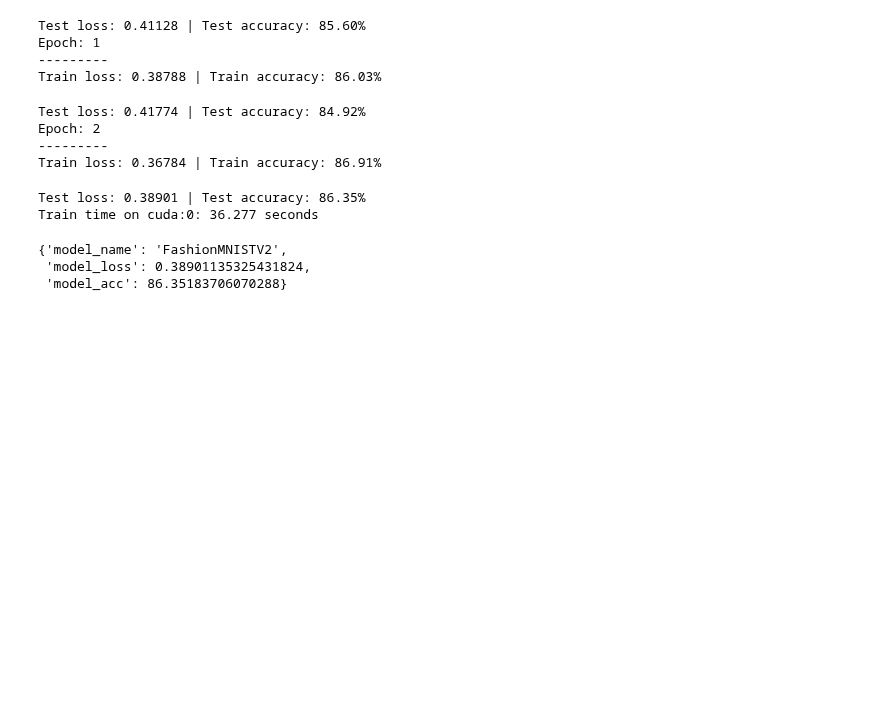
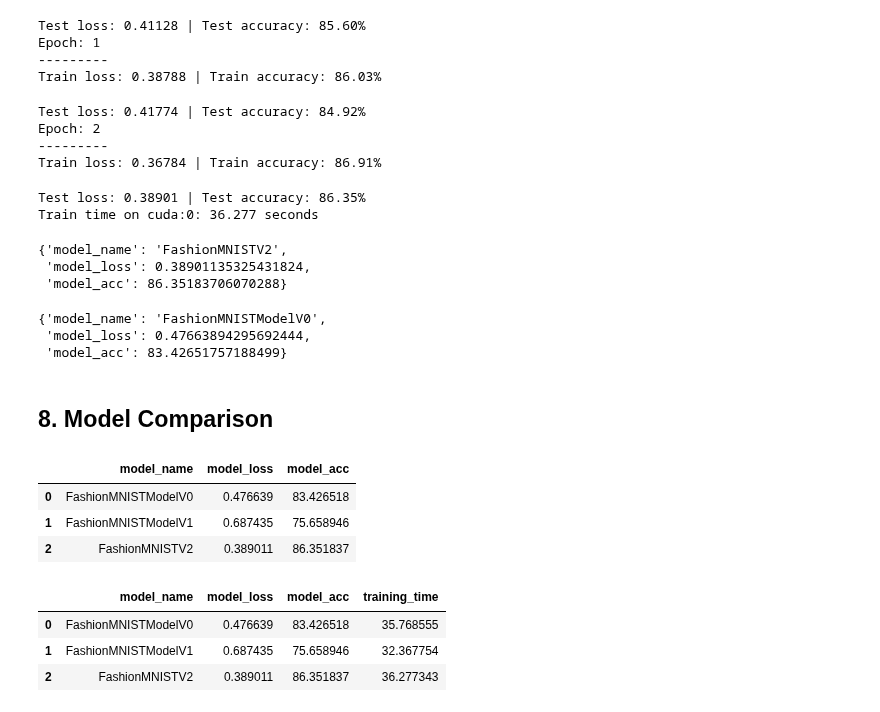
Before and after one commit to pouyarahmti/Pytorch-Deep-Learning-Bootcamp, a Jupyter notebook: 03_PyTorch_Computer_Vision.ipynb, the cells around one changed output. Drawn from its saved outputs; the diff is of its cells as text; code cells hidden in the pictures; blank space fills up the shorter version.

Commit message:
Compare Models Performance

```diff
--- a/03_PyTorch_Computer_Vision.ipynb
+++ b/03_PyTorch_Computer_Vision.ipynb
@@ -923,3 +923,31 @@ model_2_results
 {'model_name': 'FashionMNISTV2',
  'model_loss': 0.38901135325431824,
  'model_acc': 86.35183706070288}
+# %%
+model_0_results
+# %% [output]
+{'model_name': 'FashionMNISTModelV0',
+ 'model_loss': 0.47663894295692444,
+ 'model_acc': 83.42651757188499}
+# %% [markdown]
+## 8. Model Comparison
+# %%
+import pandas as pd
+compare_results = pd.DataFrame([model_0_results, model_1_results, model_2_results])
+compare_results
+# %% [output]
+|  | model_name | model_loss | model_acc |
+| 0 | FashionMNISTModelV0 | 0.476639 | 83.426518 |
+| 1 | FashionMNISTModelV1 | 0.687435 | 75.658946 |
+| 2 | FashionMNISTV2 | 0.389011 | 86.351837 |
+# %%
+# Add training time to results
+compare_results["training_time"] = [total_train_time_model_0,
+                                    total_train_time_model_1,
+                                    total_train_time_model_2]
+compare_results
+# %% [output]
+|  | model_name | model_loss | model_acc | training_time |
+| 0 | FashionMNISTModelV0 | 0.476639 | 83.426518 | 35.768555 |
+| 1 | FashionMNISTModelV1 | 0.687435 | 75.658946 | 32.367754 |
+| 2 | FashionMNISTV2 | 0.389011 | 86.351837 | 36.277343 |
```
